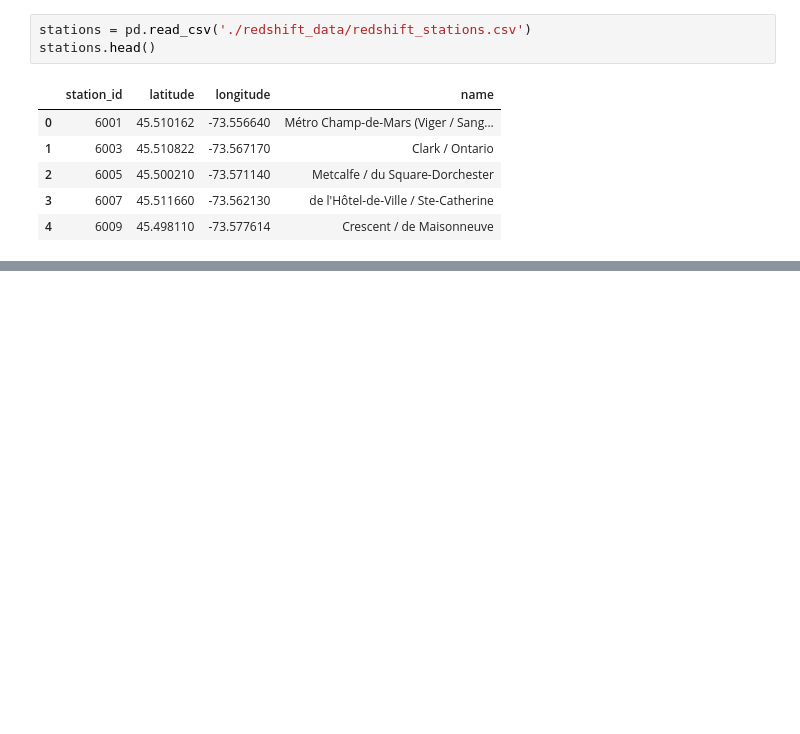
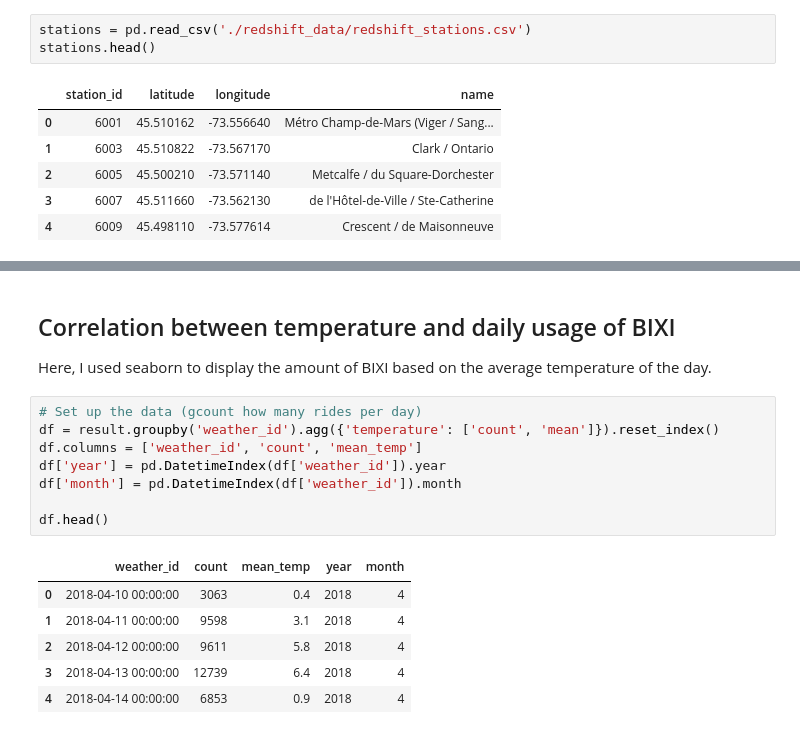
Before and after one commit to Rammen/BIXI_Project, a Jupyter notebook: Udacity_WriteUp.ipynb, the cells around one changed output, grey strips where cells are left out. Cells and saved outputs as stored; diff of their text form; blank space fills up the shorter version.

```diff
--- a/Udacity_WriteUp.ipynb
+++ b/Udacity_WriteUp.ipynb
@@ -94,0 +109,19 @@ trips.head()
+# %% [markdown]
+## Correlation between temperature and daily usage of BIXI
+
+Here, I used seaborn to display the amount of BIXI based on the average temperature of the day.
+# %%
+# Set up the data (gcount how many rides per day)
+df = result.groupby('weather_id').agg({'temperature': ['count', 'mean']}).reset_index()
+df.columns = ['weather_id', 'count', 'mean_temp']
+df['year'] = pd.DatetimeIndex(df['weather_id']).year
+df['month'] = pd.DatetimeIndex(df['weather_id']).month
+
+df.head()
+# %% [output]
+|  | weather_id | count | mean_temp | year | month |
+| 0 | 2018-04-10 00:00:00 | 3063 | 0.4 | 2018 | 4 |
+| 1 | 2018-04-11 00:00:00 | 9598 | 3.1 | 2018 | 4 |
+| 2 | 2018-04-12 00:00:00 | 9611 | 5.8 | 2018 | 4 |
+| 3 | 2018-04-13 00:00:00 | 12739 | 6.4 | 2018 | 4 |
+| 4 | 2018-04-14 00:00:00 | 6853 | 0.9 | 2018 | 4 |
```
Also changed, not shown: parts of 6 cells of this notebook.
